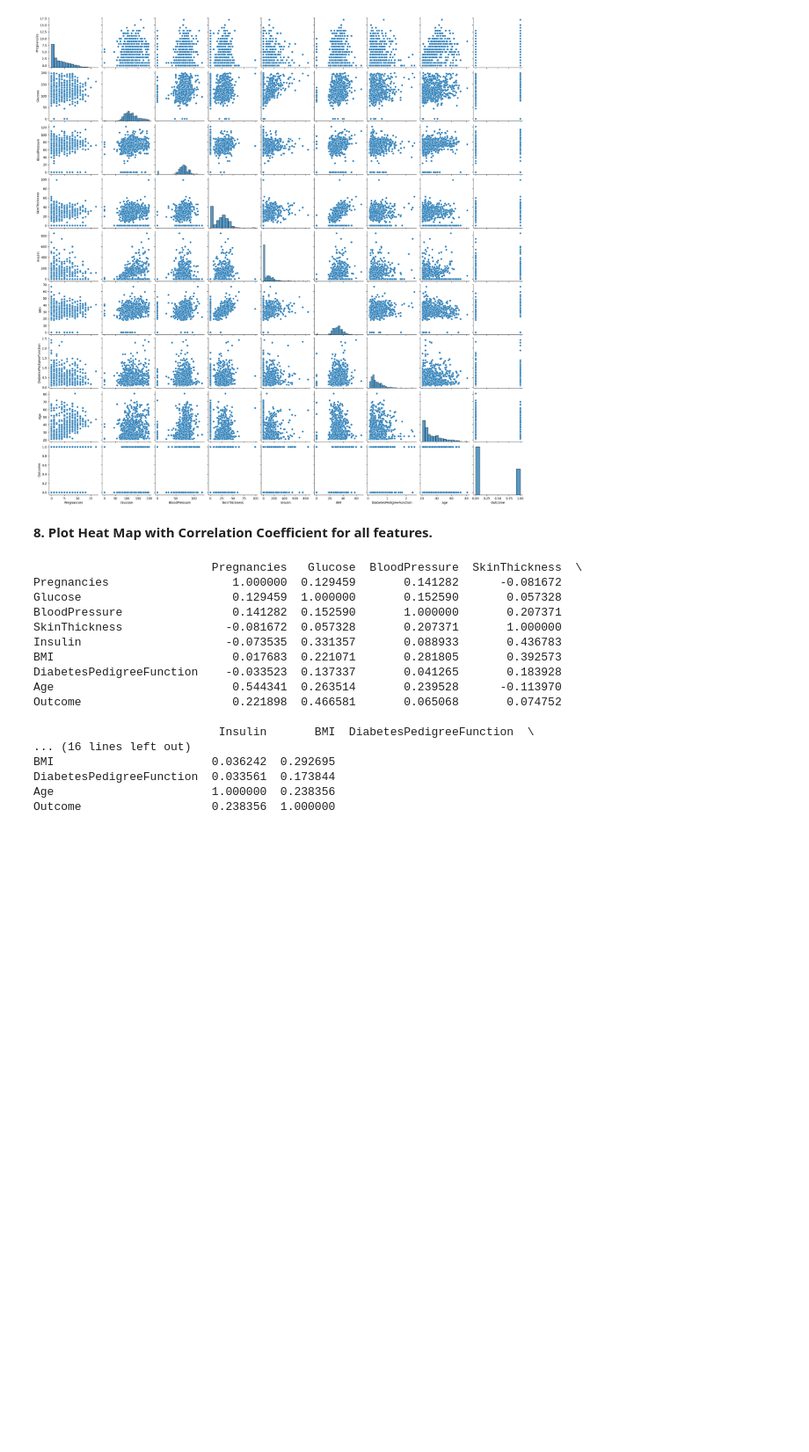
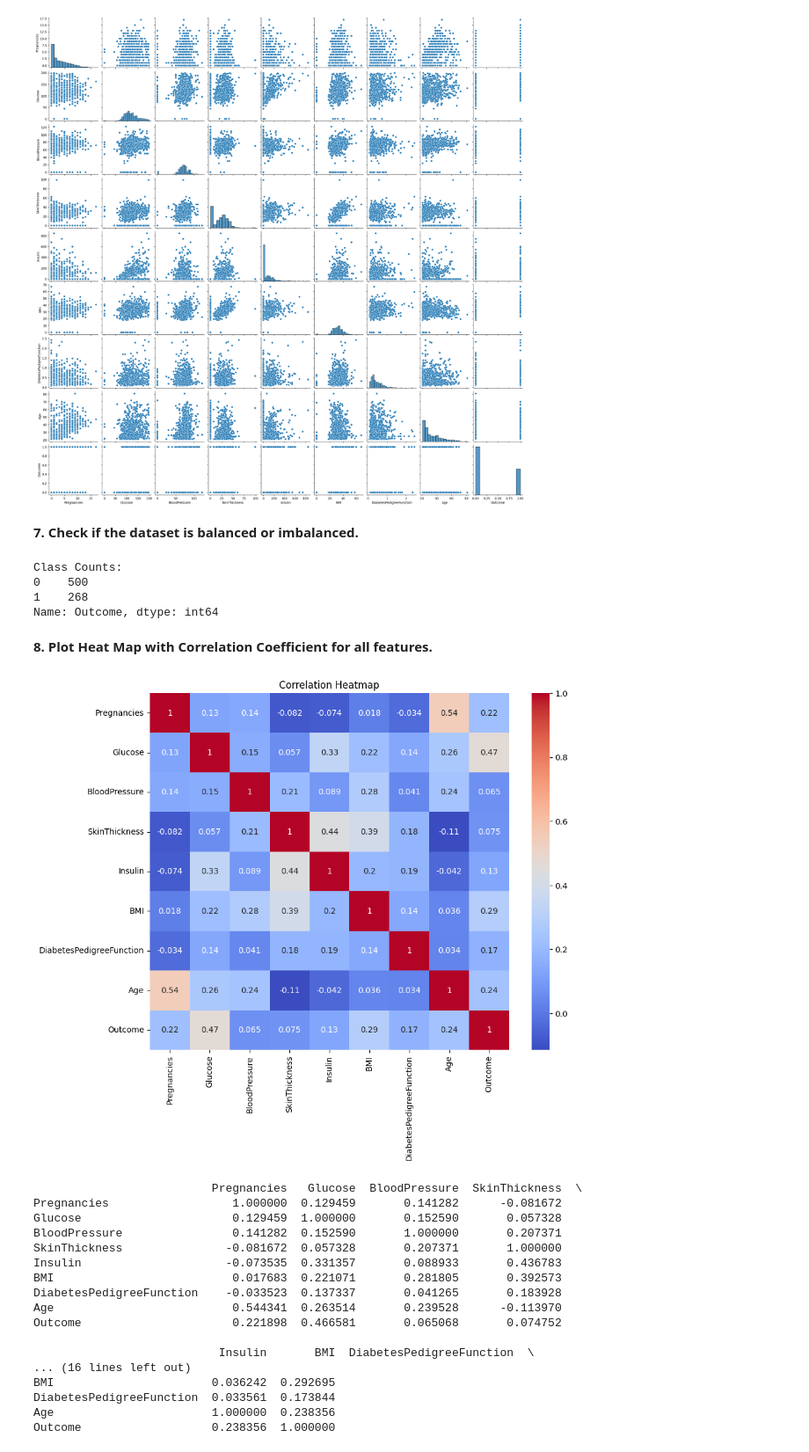
Before and after one commit to rohithreddy999/Loan_prediction, a Jupyter notebook: DIABETES_DATA_DECISION_TREE.ipynb, the cells around one changed output. Shown at 88% size. Saved outputs shown, nothing was run; the diff lists cells and outputs as text; code cells hidden in the pictures; blank space fills up the shorter version.

```diff
--- a/DIABETES_DATA_DECISION_TREE.ipynb
+++ b/DIABETES_DATA_DECISION_TREE.ipynb
@@ -129,8 +149,27 @@ sns.pairplot(df)
 # %% [output]
 <seaborn.axisgrid.PairGrid at 0x...>
 [figure]
+# %% [markdown]
+**7. Check if the dataset is balanced or imbalanced.**
+# %%
+class_counts = df['Outcome'].value_counts()
+print("Class Counts:")
+print(class_counts)
+# %% [output]
+Class Counts:
+0    500
+1    268
+Name: Outcome, dtype: int64
 # %% [markdown]
 **8. Plot Heat Map with Correlation Coefficient for all features.**
+# %%
+correlation_matrix = df.corr()
+plt.figure(figsize=(10, 8))
+sns.heatmap(correlation_matrix, annot=True, cmap="coolwarm")
+plt.title("Correlation Heatmap")
+plt.show()
+# %% [output]
+[figure, added]
 # %%
 print(df.corr())
 # plotting correlation heatmap
```
Also changed, not shown: parts of 5 cells of this notebook.
